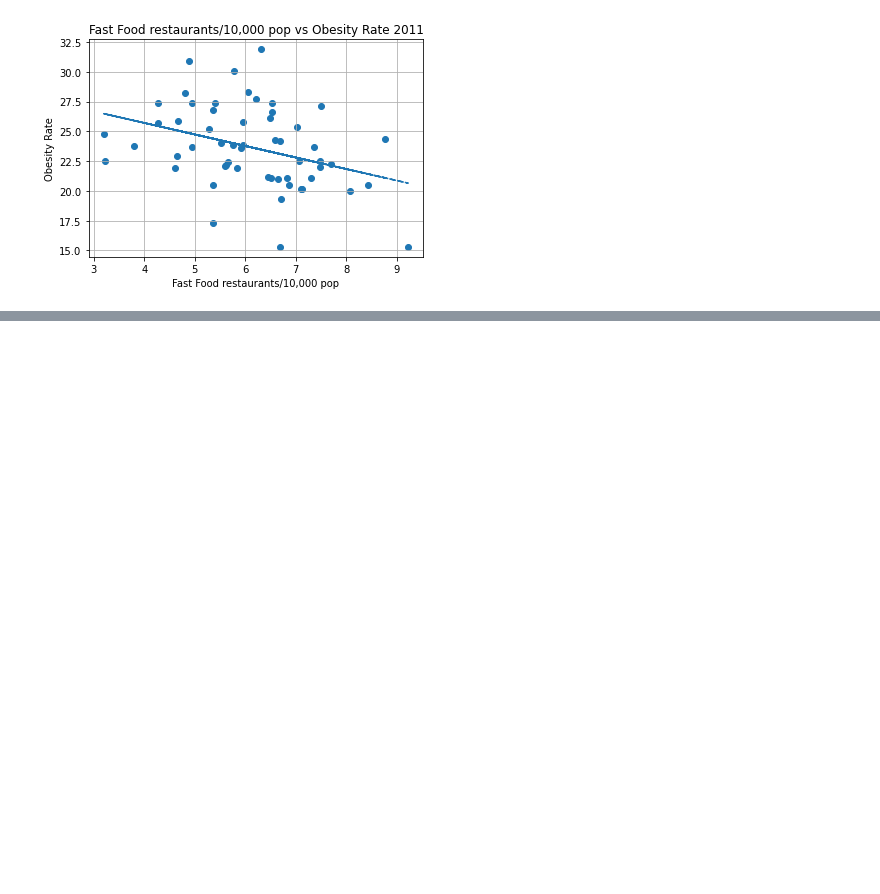
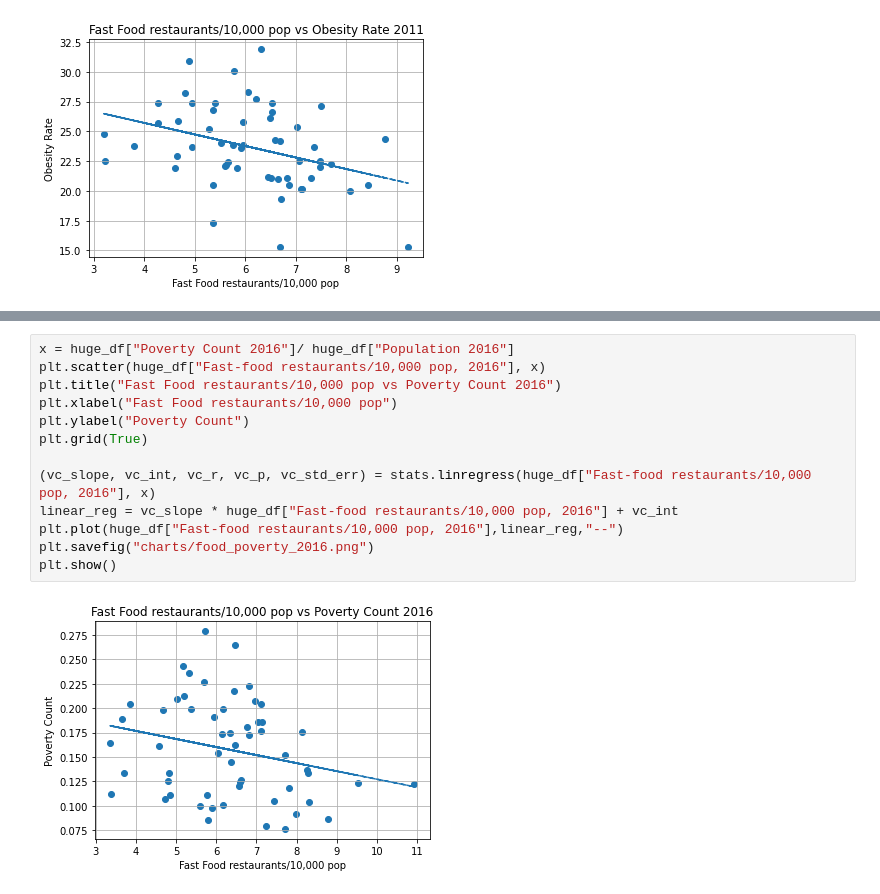
Before and after one commit to improvbutterfly/Fast-Food-Analysis-California, a Jupyter notebook: Analysis/chart_code.ipynb, the cells around one changed output, grey strips where cells are left out. Drawn from its saved outputs; the diff is of its cells as text; blank space fills up the shorter version.

```diff
--- a/Analysis/chart_code.ipynb
+++ b/Analysis/chart_code.ipynb
@@ -57,0 +86,15 @@ plt.show()
+# %%
+x = huge_df["Poverty Count 2016"]/ huge_df["Population 2016"]
+plt.scatter(huge_df["Fast-food restaurants/10,000 pop, 2016"], x)
+plt.title("Fast Food restaurants/10,000 pop vs Poverty Count 2016")
+plt.xlabel("Fast Food restaurants/10,000 pop")
+plt.ylabel("Poverty Count")
+plt.grid(True)
+
+(vc_slope, vc_int, vc_r, vc_p, vc_std_err) = stats.linregress(huge_df["Fast-food restaurants/10,000 pop, 2016"], x)
+linear_reg = vc_slope * huge_df["Fast-food restaurants/10,000 pop, 2016"] + vc_int
+plt.plot(huge_df["Fast-food restaurants/10,000 pop, 2016"],linear_reg,"--")
+plt.savefig("charts/food_poverty_2016.png")
+plt.show()
+# %% [output]
+[figure, added]
```
Also changed, not shown: parts of 9 cells of this notebook, 10 other files.
